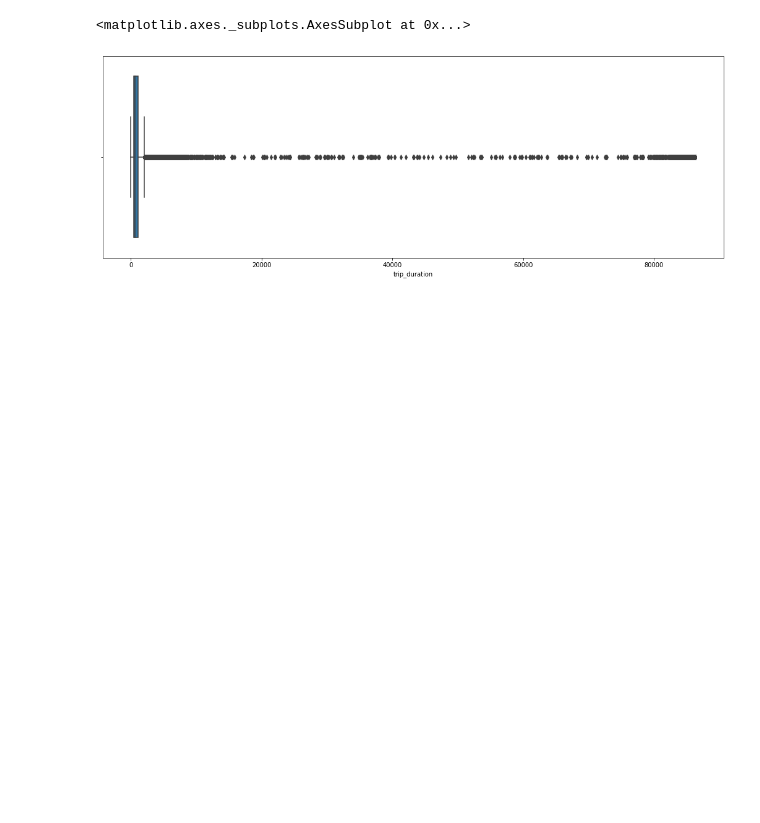
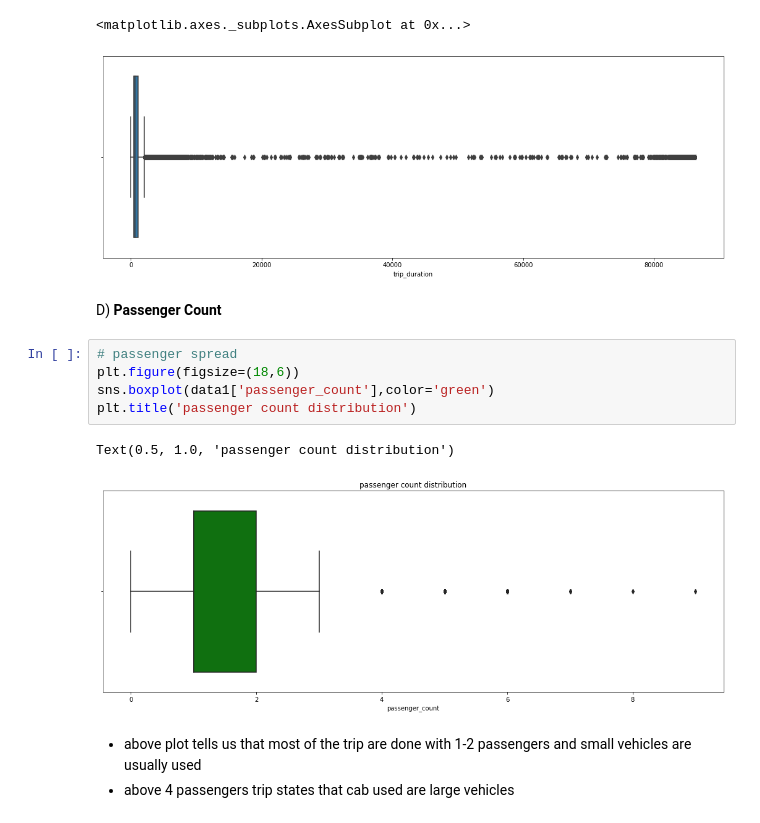
Before and after one commit to Deven876/project-2-NYC-Taxi-Trip-Time-Prediction, a Jupyter notebook: project_2_Taxi_Trip_Time_Prediction_.ipynb, the cells around one changed output. Drawn from its saved outputs; the diff is of its cells as text; blank space fills up the shorter version.

```diff
--- a/project_2_Taxi_Trip_Time_Prediction_.ipynb
+++ b/project_2_Taxi_Trip_Time_Prediction_.ipynb
@@ -318,3 +318,16 @@ sns.boxplot(data1['trip_duration'])
 # %% [output]
 <matplotlib.axes._subplots.AxesSubplot at 0x...>
 [figure]
+# %% [markdown]
+D) **Passenger Count**
+# %%
+# passenger spread
+plt.figure(figsize=(18,6))
+sns.boxplot(data1['passenger_count'],color='green')
+plt.title('passenger count distribution')
+# %% [output]
+Text(0.5, 1.0, 'passenger count distribution')
+[figure, added]
+# %% [markdown]
+- above plot tells us that most of the trip are done with 1-2 passengers and small vehicles are usually used
+- above 4 passengers trip states that cab used are large vehicles
```
Also changed, not shown: parts of 7 cells of this notebook.
